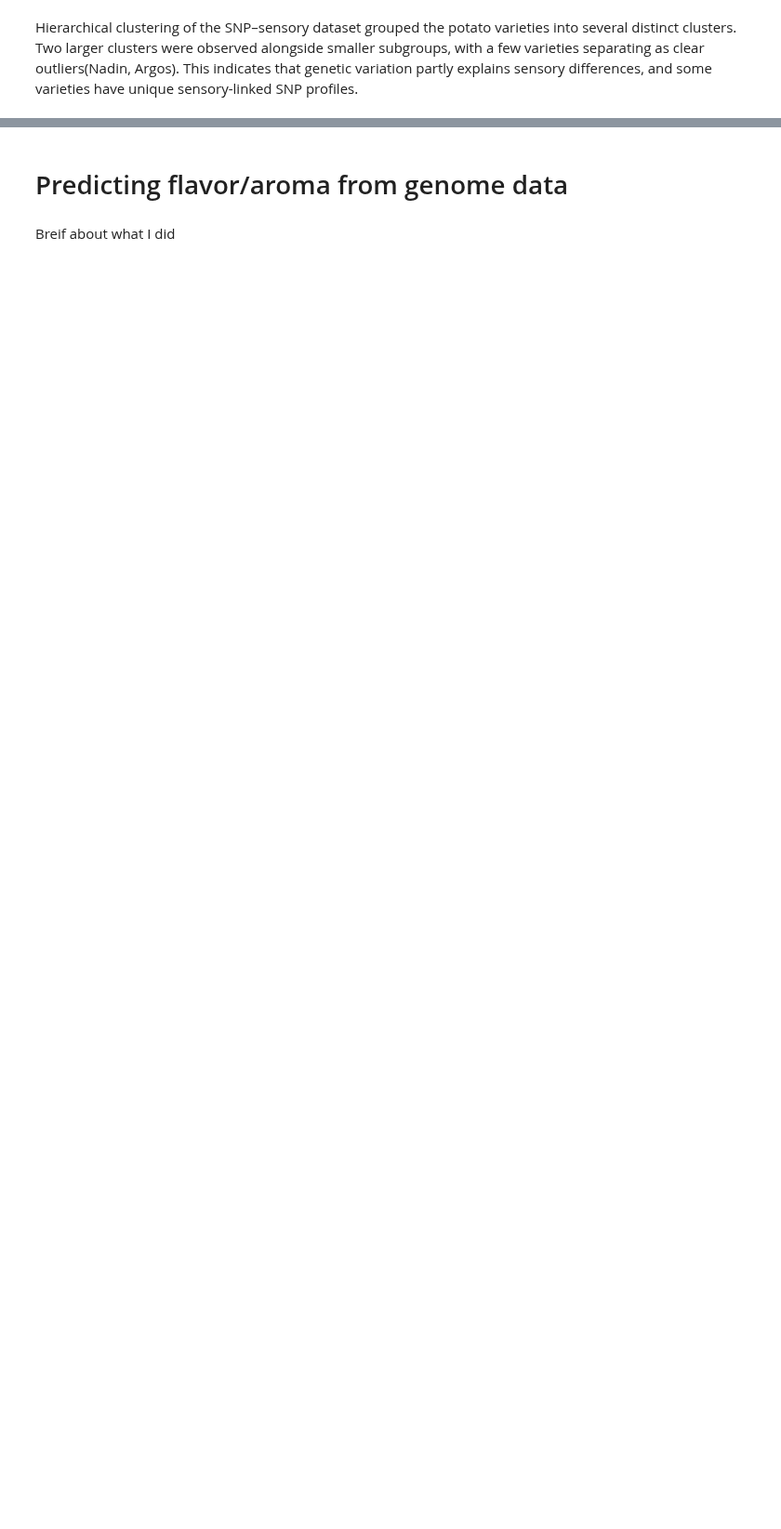
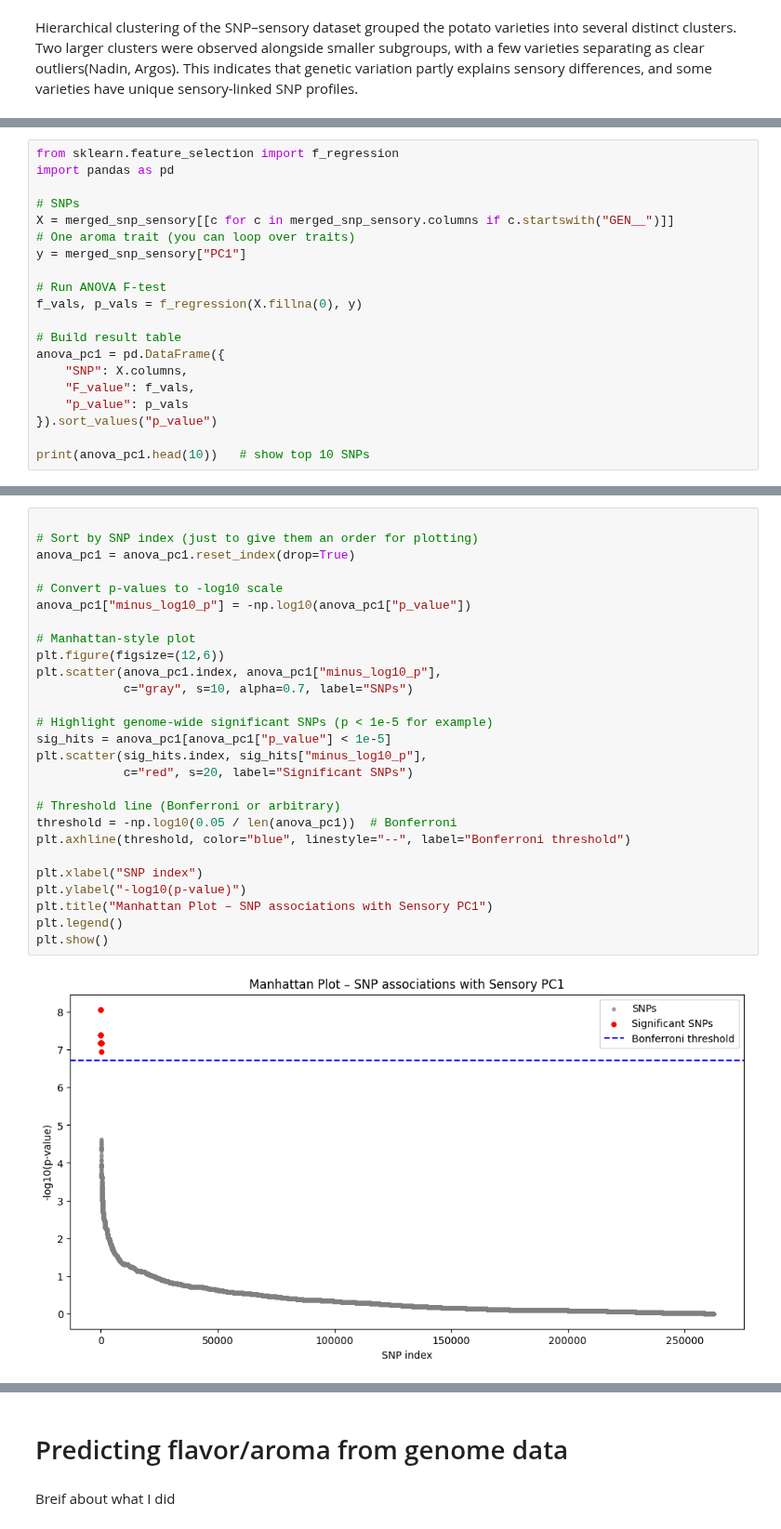
Before and after one commit to Fatemeh1362/internship, a Jupyter notebook: gene_model_biorep1.ipynb, the cells around one changed output, grey strips where cells are left out. Shown at 93% size. Cells and saved outputs as stored; diff of their text form; blank space fills up the shorter version.

```diff
--- a/gene_model_biorep1.ipynb
+++ b/gene_model_biorep1.ipynb
@@ -423,0 +536,20 @@ print("\nCluster sizes:\n", pd.Series(clusters, index=merged_snp_sensory.index).
+# %%
+from sklearn.feature_selection import f_regression
+import pandas as pd
+
+# SNPs
+X = merged_snp_sensory[[c for c in merged_snp_sensory.columns if c.startswith("GEN__")]]
+# One aroma trait (you can loop over traits)
+y = merged_snp_sensory["PC1"]
+
+# Run ANOVA F-test
+f_vals, p_vals = f_regression(X.fillna(0), y)
+
+# Build result table
+anova_pc1 = pd.DataFrame({
+    "SNP": X.columns,
+    "F_value": f_vals,
+    "p_value": p_vals
+}).sort_values("p_value")
+
+print(anova_pc1.head(10))   # show top 10 SNPs
@@ -423,0 +568,29 @@ print("\nCluster sizes:\n", pd.Series(clusters, index=merged_snp_sensory.index).
+# %%
+
+# Sort by SNP index (just to give them an order for plotting)
+anova_pc1 = anova_pc1.reset_index(drop=True)
+
+# Convert p-values to -log10 scale
+anova_pc1["minus_log10_p"] = -np.log10(anova_pc1["p_value"])
+
+# Manhattan-style plot
+plt.figure(figsize=(12,6))
+plt.scatter(anova_pc1.index, anova_pc1["minus_log10_p"],
+            c="gray", s=10, alpha=0.7, label="SNPs")
+
+# Highlight genome-wide significant SNPs (p < 1e-5 for example)
+sig_hits = anova_pc1[anova_pc1["p_value"] < 1e-5]
+plt.scatter(sig_hits.index, sig_hits["minus_log10_p"],
+            c="red", s=20, label="Significant SNPs")
+
+# Threshold line (Bonferroni or arbitrary)
+threshold = -np.log10(0.05 / len(anova_pc1))  # Bonferroni
+plt.axhline(threshold, color="blue", linestyle="--", label="Bonferroni threshold")
+
+plt.xlabel("SNP index")
+plt.ylabel("-log10(p-value)")
+plt.title("Manhattan Plot – SNP associations with Sensory PC1")
+plt.legend()
+plt.show()
+# %% [output]
+[figure, added]
```
Also changed, not shown: parts of 27 cells of this notebook.
